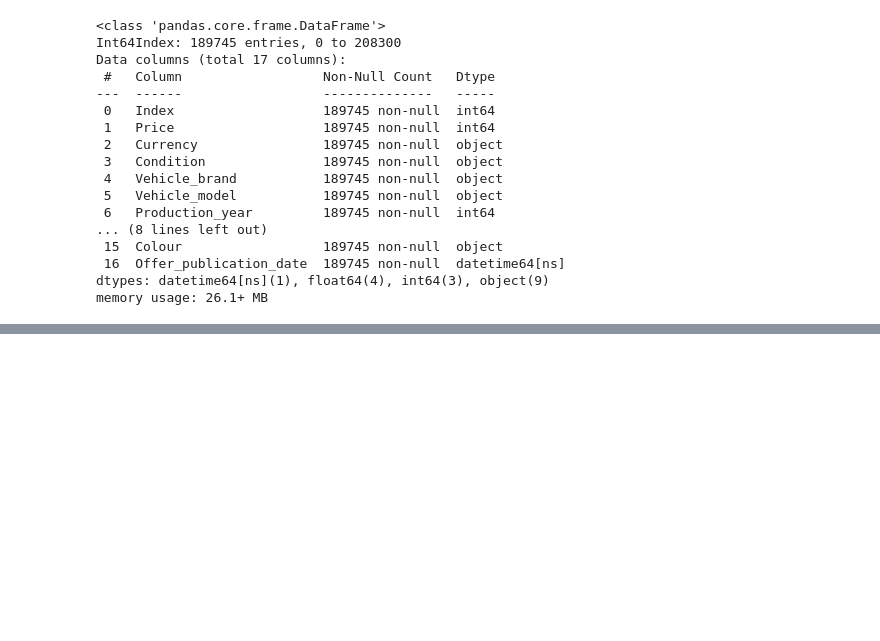
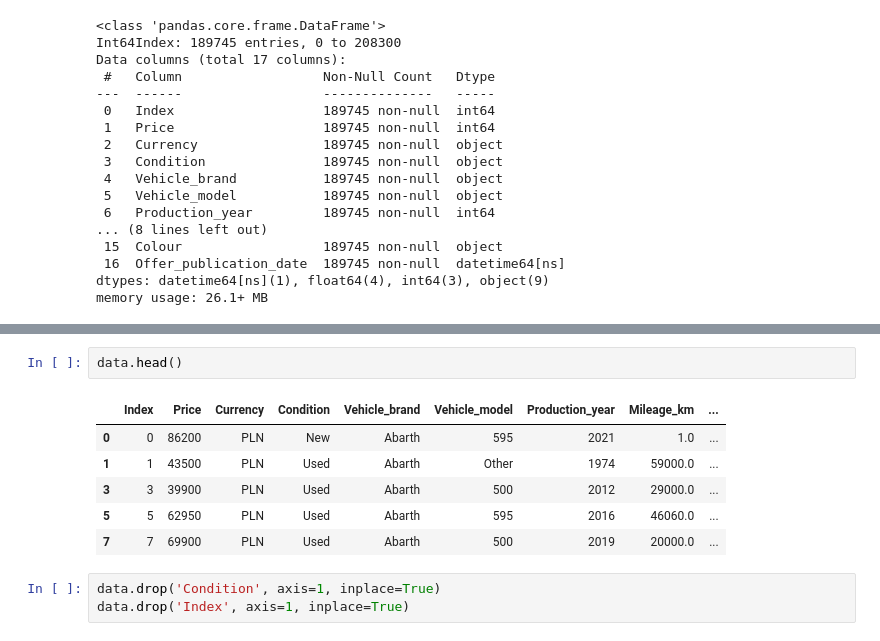
Before and after one commit to BarbaraLipinska24/Data_Science_Python-exercises, a Jupyter notebook: ProjektML/Przewidywanie_cen_aut_używanych.ipynb, the cells around one changed output, grey strips where cells are left out. Saved outputs shown, nothing was run; the diff lists cells and outputs as text; blank space fills up the shorter version.

```diff
--- a/ProjektML/Przewidywanie_cen_aut_używanych.ipynb
+++ b/ProjektML/Przewidywanie_cen_aut_używanych.ipynb
@@ -146,0 +133,12 @@ Name: Features, Length: 182183, dtype: object
+# %%
+data.head()
+# %% [output]
+|  | Index | Price | Currency | Condition | Vehicle_brand | Vehicle_model | Production_year | Mileage_km | ... |
+| 0 | 0 | 86200 | PLN | New | Abarth | 595 | 2021 | 1.0 | ... |
+| 1 | 1 | 43500 | PLN | Used | Abarth | Other | 1974 | 59000.0 | ... |
+| 3 | 3 | 39900 | PLN | Used | Abarth | 500 | 2012 | 29000.0 | ... |
+| 5 | 5 | 62950 | PLN | Used | Abarth | 595 | 2016 | 46060.0 | ... |
+| 7 | 7 | 69900 | PLN | Used | Abarth | 500 | 2019 | 20000.0 | ... |
+# %%
+data.drop('Condition', axis=1, inplace=True)
+data.drop('Index', axis=1, inplace=True)
```
Also changed, not shown: parts of 2 cells of this notebook.
